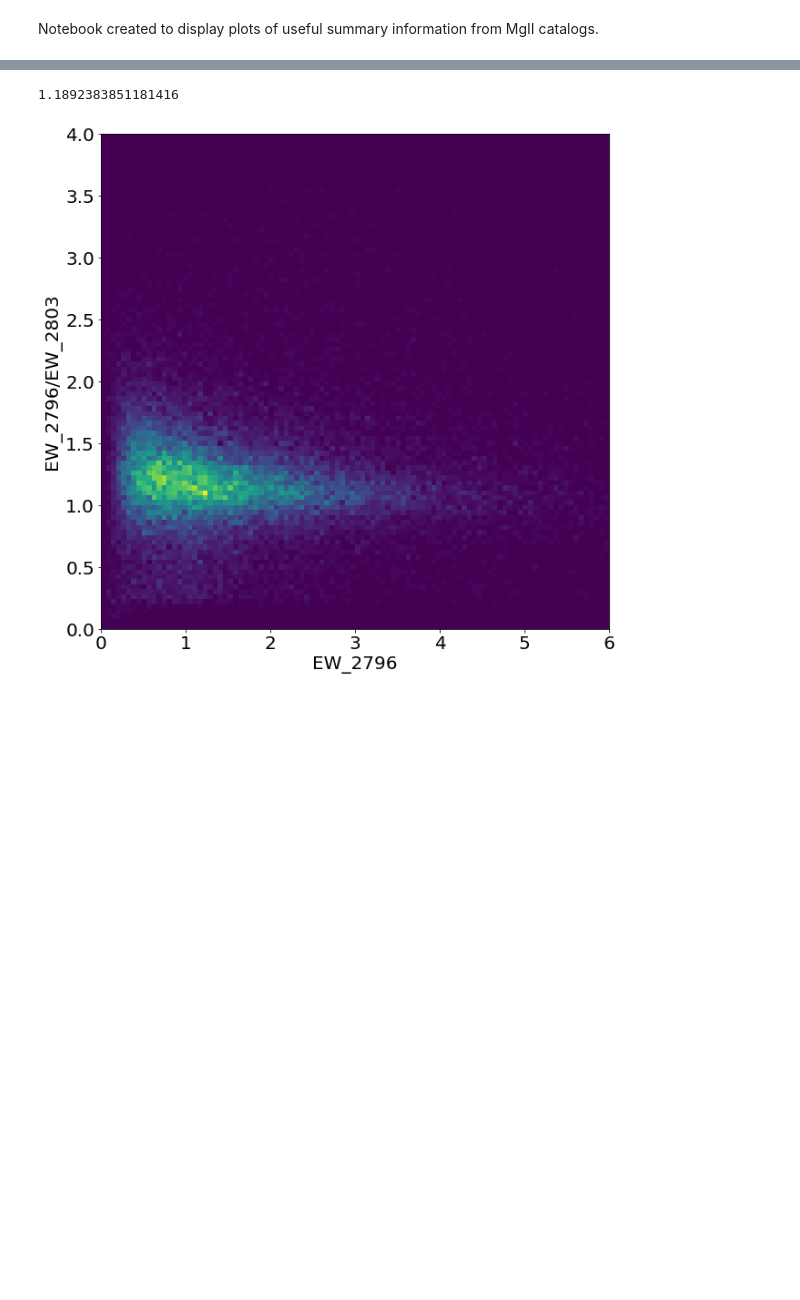
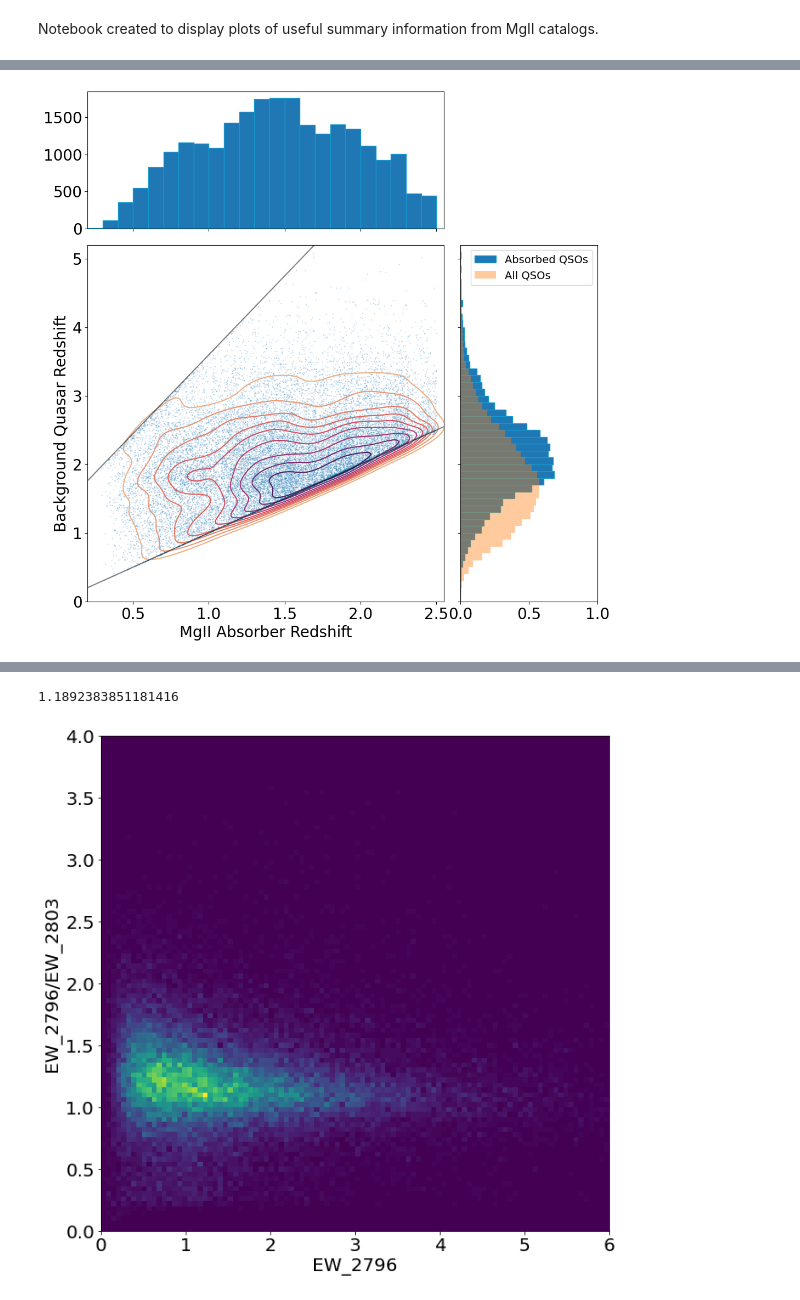
Before and after one commit to LNapolitano/QSO_AB, a Jupyter notebook: Eval_MgII_Cats.ipynb, the cells around one changed output, grey strips where cells are left out. Cells and saved outputs as stored; diff of their text form; code cells hidden in the pictures; blank space fills up the shorter version.

```diff
--- a/Eval_MgII_Cats.ipynb
+++ b/Eval_MgII_Cats.ipynb
@@ -219,0 +258,59 @@ Expected number of MgII absorbers per QSO spectra: 0.2722920818158913
+# %%
+#all from https://matplotlib.org/stable/gallery/lines_bars_and_markers/scatter_hist.html
+#spacing /location stuff of plot elements
+left, width = 0.1, 0.65
+bottom, height = 0.1, 0.65
+spacing = 0.03
+
+right_plot_width=1.0
+
+rect_scatter = [left, bottom, width, height]
+rect_histx = [left, bottom + height + spacing, width, 0.25]
+rect_histy = [left + width + spacing, bottom, 0.25, height]
+
+fig = plt.figure(figsize=(10,10))
+#add axes
+ax = fig.add_axes(rect_scatter)
+sns.kdeplot(x=MgII_cat['Z_MGII'].tolist(),y=MgII_cat['Z_QSO'].tolist(),levels=[0.1,0.2,0.3,0.4,0.5,0.6,0.7,0.8,0.9],cmap="flare")
+
+ax_histx = fig.add_axes(rect_histx, sharex=ax)
+
+ax_histy = fig.add_axes(rect_histy, sharey=ax)
+
+#disable overlapping axis labels
+ax_histx.tick_params(axis="x", labelbottom=False)
+ax_histy.tick_params(axis="y", labelleft=False)
+
+#main plot
+ax.scatter(MgII_cat['Z_MGII'],MgII_cat['Z_QSO'],s=0.5,alpha=0.2)
+x=np.arange(0,2.6,0.01)
+ax.plot(x,x,c='k',alpha=0.5)
+ax.plot(x,(x+1)*first_line_wave/1216-1,c='k',alpha=0.5)
+
+ax.set_ylabel('Background Quasar Redshift')
+ax.set_xlabel('MgII Absorber Redshift')
+ax.set_ylim(0,5.2)
+ax.set_xlim(0.2,2.55)
+
+#Histogram setup
+binwidth = 0.1
+xymax = max(np.max(np.abs(MgII_cat['Z_MGII'])), np.max(np.abs(MgII_cat['Z_QSO'])))
+lim = (int(xymax/binwidth) + 1) * binwidth
+bins = np.arange(-lim, lim + binwidth, binwidth)
+
+#Adding histograms
+ax_histx.hist(MgII_cat['Z_MGII'], bins=bins, edgecolor='#169acf')
+ax_histy.hist(MgII_cat['Z_QSO'], bins=bins, orientation='horizontal', edgecolor='#169acf',density=True,label='Absorbed QSOs')
+ax_histy.hist(QSO_cat_allz,alpha=0.4,density=True,bins=bins,label='All QSOs',orientation='horizontal')
+ax_histy.legend(fontsize=14)
+
+#replacing histogram labels to avoid overlapping #s
+#ax_histx.set_yticks([0,250,500])
+#ax_histx.set_yticklabels(['','250','500'])
+
+ax_histy.set_xticks([0,0.5,1])
+#ax_histy.set_xticklabels(['','250','500'])
+
+plt.show()
+# %% [output]
+[figure, added]
```
Also changed, not shown: parts of 9 cells of this notebook, 3 other files.
